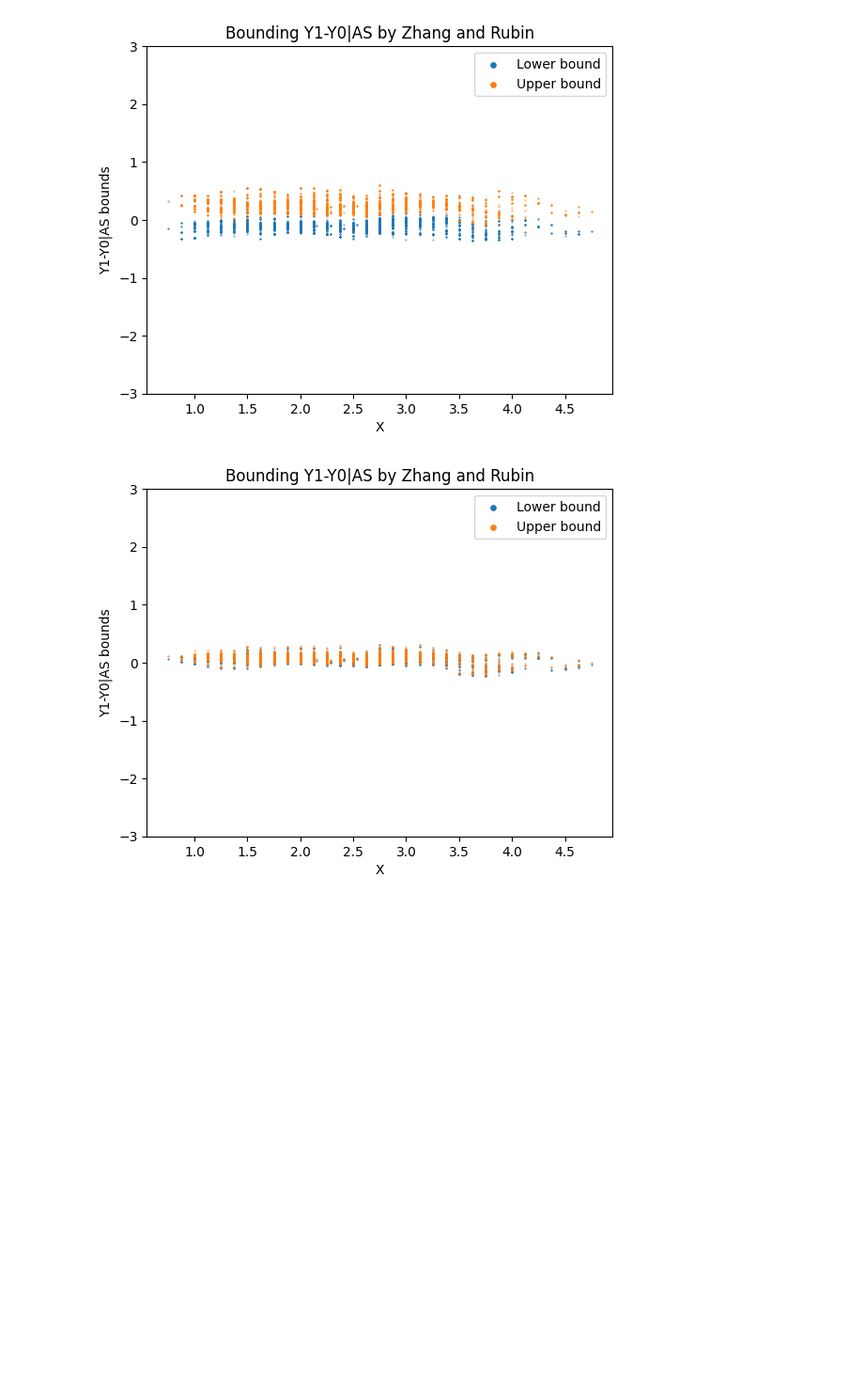
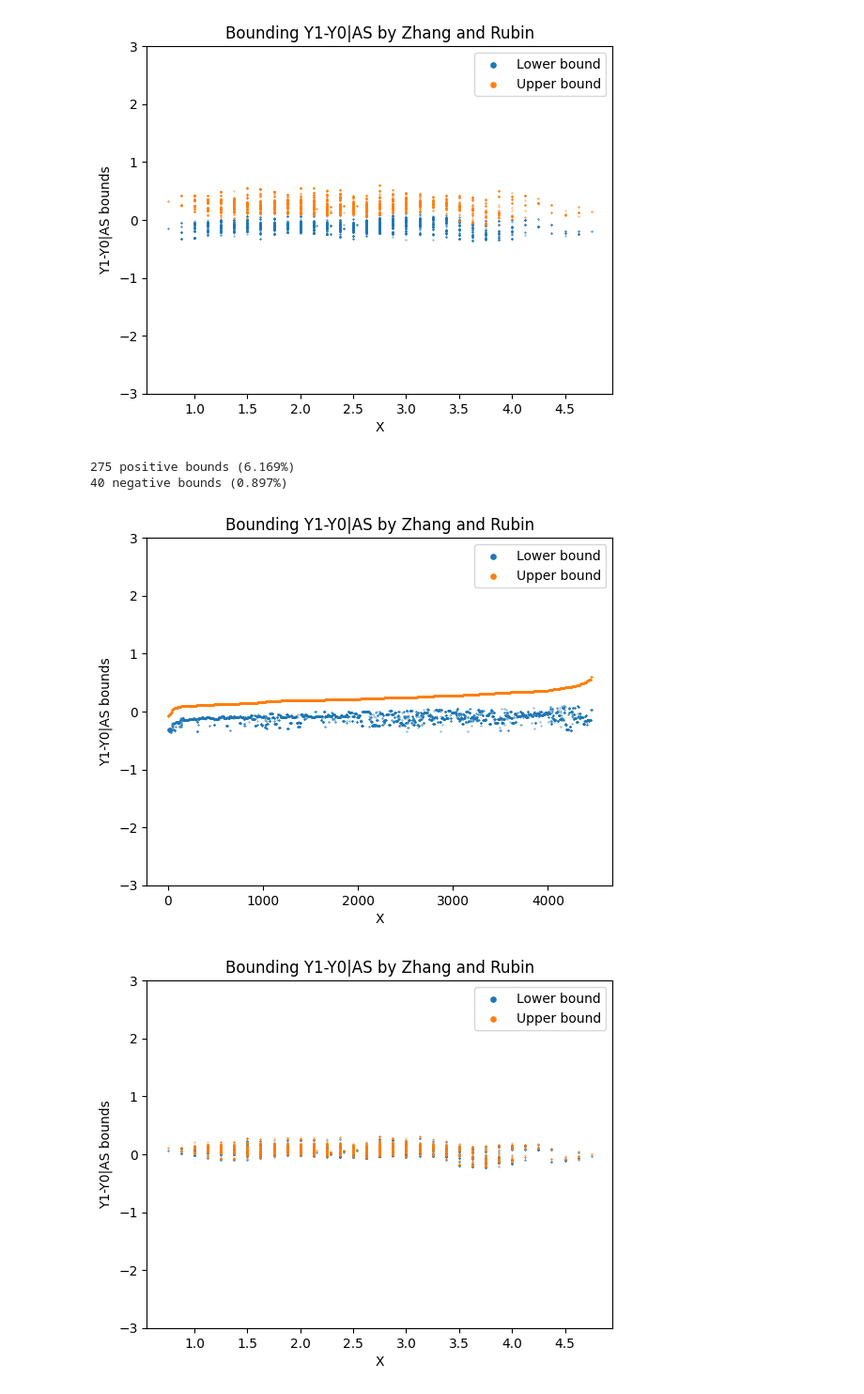
Before and after one commit to HadarRosenwald/competing_risks_simulation, a Jupyter notebook: competing_risks_simulation.ipynb, the cells around one changed output. Shown at 94% size. Drawn from its saved outputs; the diff is of its cells as text; code cells hidden in the pictures; blank space fills up the shorter version.

```diff
--- a/competing_risks_simulation.ipynb
+++ b/competing_risks_simulation.ipynb
@@ -114,6 +126,12 @@ df_for_cvar_hat_rwd_s = df_for_cvar_hat_rwd.loc[df_for_cvar_hat_rwd.D_obs==0]
 zr_bounds_cvar_hat_rwd = plot_zhang_rubin_bounds_on_survivors(df_for_cvar_hat_rwd_s, zhang_rubin_bounds_cvar_hat_rwd)
 # %% [output]
 [figure]
+# %%
+plot_zhang_rubin_bounds_no_x(zr_bounds_cvar_hat_rwd)
+# %% [output]
+275 positive bounds (6.169%)
+40 negative bounds (0.897%)
+[figure, added]
 # %%
 zhang_rubin_bounds_cvar_hat_rwd = calc_zhang_rubin_bounds_using_cvar_est(df_for_cvar_hat_rwd, monotonicity_assumption=True, ras_assumption=True)
 df_for_cvar_hat_rwd_s = df_for_cvar_hat_rwd.loc[df_for_cvar_hat_rwd.D_obs==0]
```
Also changed, not shown: parts of 4 cells of this notebook, 1 other file.
